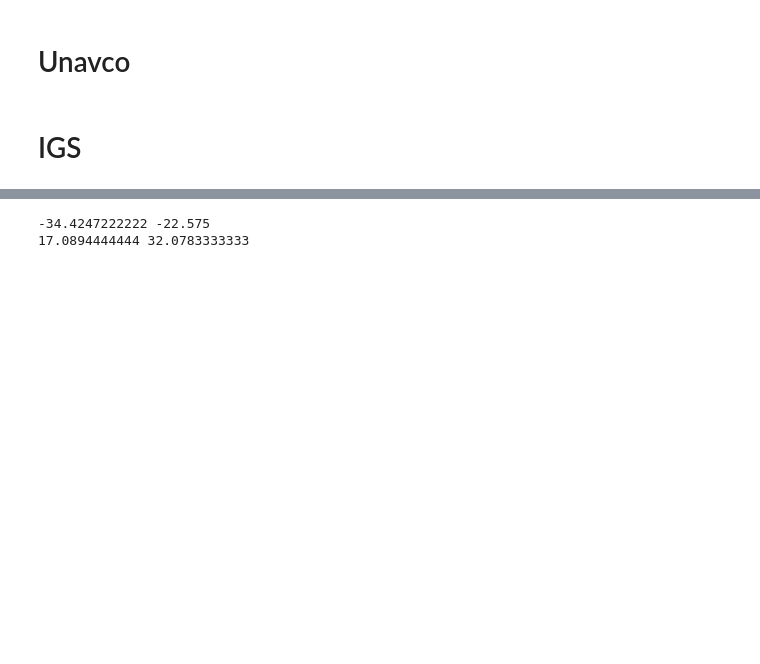
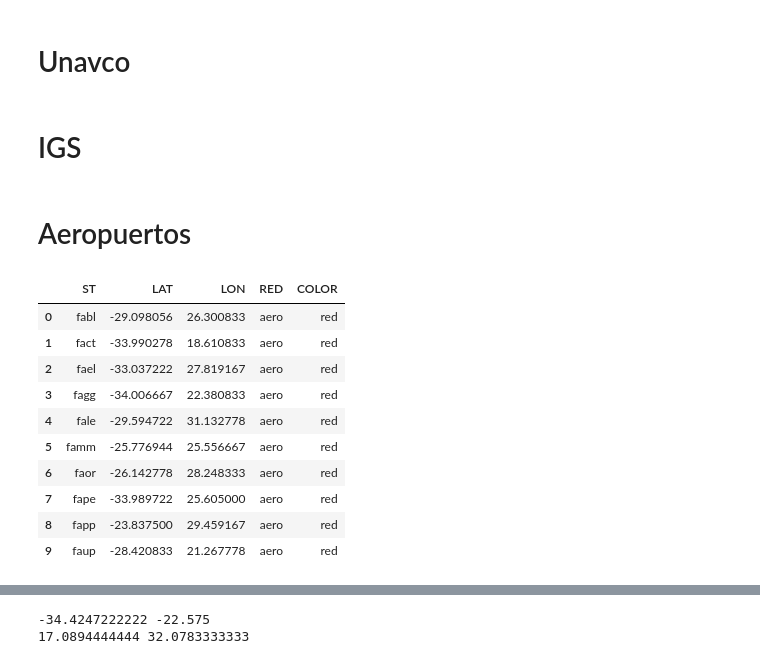
Before and after one commit to wandarinca/sudafrica, a Jupyter notebook: Baseline_southafrica.ipynb, the cells around one changed output, grey strips where cells are left out. Cells and saved outputs as stored; diff of their text form; code cells hidden in the pictures; blank space fills up the shorter version.

```diff
--- a/Baseline_southafrica.ipynb
+++ b/Baseline_southafrica.ipynb
@@ -134,6 +134,52 @@ unavco = {'hnus':(-34.42472222222222, 19.223055555555554),
 # IGS
 # %%
 igs = {"sutv": (-32.38027777777778, 20.810277777777777)}
+# %% [markdown]
+# Aeropuertos
+# %%
+faor = parse_dms("26°8'34' S 28°14'54' E")
+fact = parse_dms("33°59'25' S 18°36'39' E")
+fabl = parse_dms("29°5'53' S 26°18'3' E")
+fape = parse_dms("33°59'23' S 25°36'18' E")
+fael = parse_dms("33°2'14' S 27°49'9' E")
+faup = parse_dms("28°25'15' S 21°16'4' E")
+fagg = parse_dms("34°0'24' S 22°22'51' E")
+fale = parse_dms("29°35'41' S 31°7'58' E")
+famm = parse_dms("25°46'37' S 25°33'24' E")
+fapp = parse_dms("23°50'15' S 29°27'33' E")
+
+aero = {
+    "faor":faor,
+    "fact":fact,
+    "fabl":fabl,
+    "fape":fape,
+    "fael":fael,
+    "faup":faup,
+    "fagg":fagg,
+    "fale":fale,
+    "famm":famm,
+    "fapp":fapp
+       }
+
+data_aero = pd.DataFrame(aero, index=None).T
+data_aero.columns = ['LAT','LON']
+data_aero['RED'] = 'aero'
+data_aero['COLOR'] = 'red'
+data_aero = data_aero.reset_index()
+data_aero.columns = ['ST','LAT','LON','RED','COLOR']
+data_aero
+# %% [output]
+|  | ST | LAT | LON | RED | COLOR |
+| 0 | fabl | -29.098056 | 26.300833 | aero | red |
+| 1 | fact | -33.990278 | 18.610833 | aero | red |
+| 2 | fael | -33.037222 | 27.819167 | aero | red |
+| 3 | fagg | -34.006667 | 22.380833 | aero | red |
+| 4 | fale | -29.594722 | 31.132778 | aero | red |
+| 5 | famm | -25.776944 | 25.556667 | aero | red |
+| 6 | faor | -26.142778 | 28.248333 | aero | red |
+| 7 | fape | -33.989722 | 25.605000 | aero | red |
+| 8 | fapp | -23.837500 | 29.459167 | aero | red |
+| 9 | faup | -28.420833 | 21.267778 | aero | red |
 # %%
 data_trignet = pd.DataFrame(trignet, index=None).T
 data_trignet.columns = ['LAT','LON']
```
Also changed, not shown: parts of 10 cells of this notebook.
